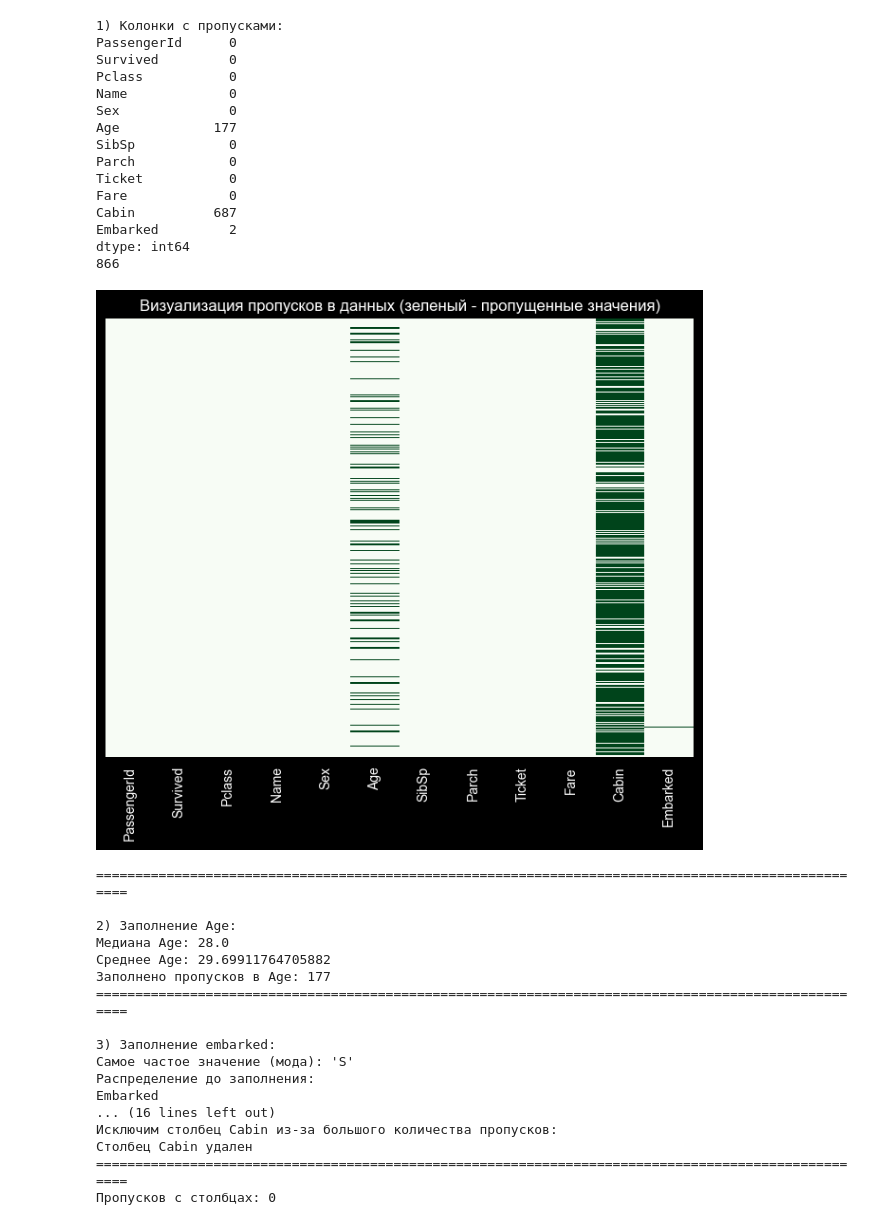
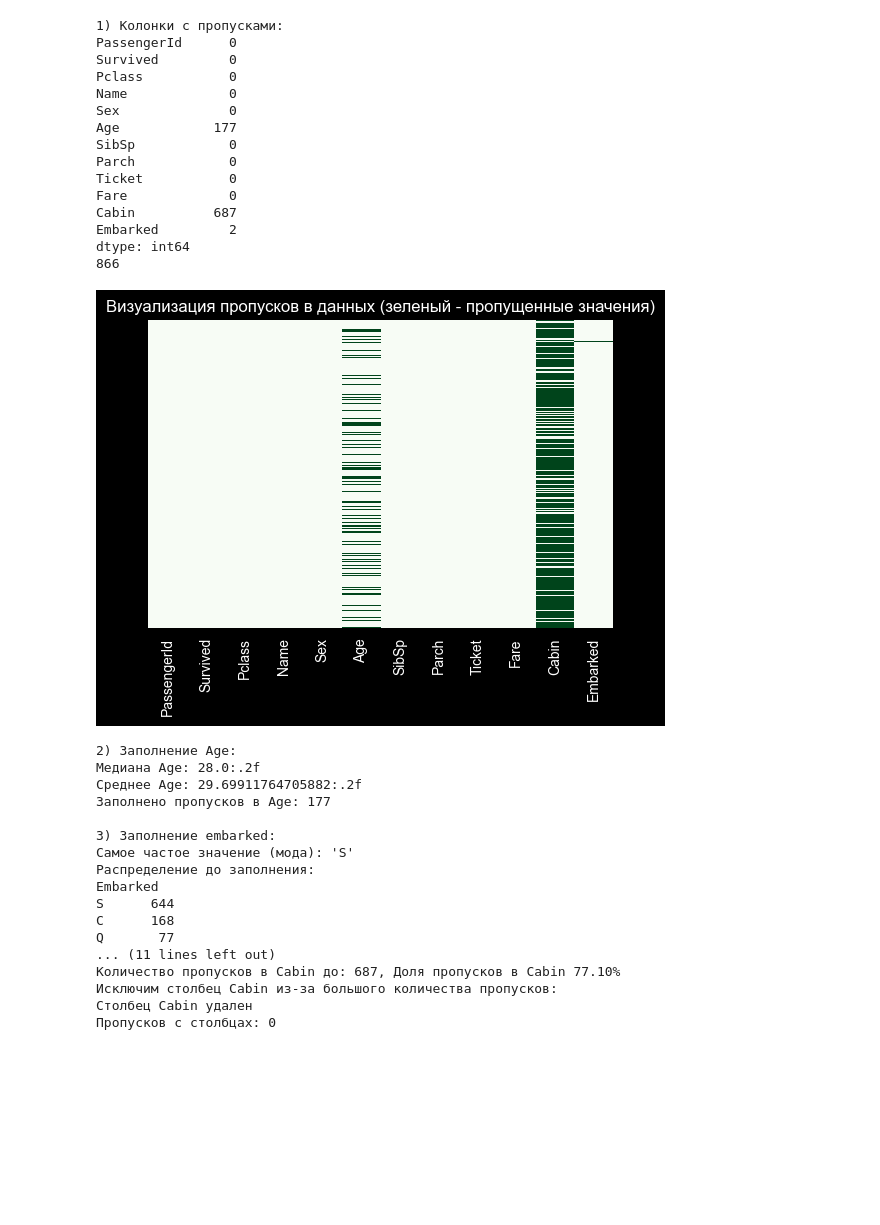
Before and after one commit to munya144/ai-learning-journey, a Jupyter notebook: week01_numpy/day02_pandas_basics.ipynb, the cells around one changed output. Cells and saved outputs as stored; diff of their text form; code cells hidden in the pictures; blank space fills up the shorter version.

```diff
--- a/week01_numpy/day02_pandas_basics.ipynb
+++ b/week01_numpy/day02_pandas_basics.ipynb
@@ -1,20 +1,19 @@
 # %%
+
 import numpy as np
 import pandas as pd
 
 # 1) Прочитаем файл:
-titanic = pd.read_csv('data/train.csv')
-
+titanic: pd.DataFrame = pd.read_csv("data/train.csv")
 print(f"2) Первые 10 пассажиров \n{titanic.head(10)}")
-print(100*'=')
 
 print(f"3) Рассмотрим info датасета: \n{titanic.info()}")
-print(100*'=')
 
 print(f"4) Посмотрим describe датасета: \n{titanic.describe()}")
-print(100*'=')
 
-print(f"5) Выведем shape: {titanic.shape}, \ncolumns: {titanic.columns}, \ndtypes: {titanic.dtypes}")
+print(
+    f"5) Выведем shape: {titanic.shape}, \ncolumns: {titanic.columns}, \ndtypes: {titanic.dtypes}"
+)
 
 # TODO:
 # 1) Загрузить данные
@@ -41,7 +40,6 @@ Cabin           object
 Embarked        object
 dtype: object
 # %%
-import seaborn
 import matplotlib.pyplot as plt
 import seaborn as sns
 
@@ -50,87 +48,85 @@ print(f"1) Колонки с пропусками: \n{titanic.isnull().sum()}")
 
 # Визуализация пропусков
 print(titanic.isnull().sum().sum())
-plt.figure(figsize=(8,6))
-sns.heatmap(titanic.isnull(), yticklabels=False, cbar=False, cmap='Greens')
-plt.title('Визуализация пропусков в данных (зеленый - пропущенные значения)')
+plt.figure(figsize=(6, 4))
+sns.heatmap(titanic.isnull(), yticklabels=False, cbar=False, cmap="Greens")
+plt.title("Визуализация пропусков в данных (зеленый - пропущенные значения)")
 plt.show()
-print(100*'=')
 
 # 2) Заполнить Age медианой
 print("\n2) Заполнение Age:")
-print(f"Медиана Age: {titanic['Age'].median()}")
-print(f"Среднее Age: {titanic['Age'].mean()}")
-age_before = titanic['Age'].isnull().sum()
-titanic['Age'] = titanic['Age'].fillna(titanic['Age'].median())
-age_after = titanic['Age'].isnull().sum()
+print(f"Медиана Age: {titanic['Age'].median()}:.2f")
+print(f"Среднее Age: {titanic['Age'].mean()}:.2f")
+age_before = titanic["Age"].isnull().sum()
+titanic["Age"] = titanic["Age"].fillna(titanic["Age"].median())
+age_after = titanic["Age"].isnull().sum()
 print(f"Заполнено пропусков в Age: {age_before - age_after}")
-print(100*'=')
 
 # 3) Заполнить Embarked модой
 print("\n3) Заполнение embarked:")
-embarked_mode = titanic['Embarked'].mode()[0]
+embarked_mode = titanic["Embarked"].mode()[0]
 print(f"Самое частое значение (мода): '{embarked_mode}'")
 
 print("Распределение до заполнения:")
-print(titanic['Embarked'].value_counts(dropna=False))
+print(titanic["Embarked"].value_counts(dropna=False))
 
-embarked_before = titanic['Embarked'].isnull().sum()
+embarked_before = titanic["Embarked"].isnull().sum()
 print(f"Пропусков до: {embarked_before}")
 
-titanic['Embarked'] = titanic['Embarked'].fillna(embarked_mode)
+titanic["Embarked"] = titanic["Embarked"].fillna(embarked_mode)
 
-embarked_after = titanic['Embarked'].isnull().sum()
+embarked_after = titanic["Embarked"].isnull().sum()
 print(f"Пропусков после: {embarked_after}")
 print(f"Заполнено пропусков: {embarked_before - embarked_after}")
 
 print(f"Распределение после заполнения: \n{titanic['Embarked'].value_counts()}")
-print(100*'=')
 
 # 4) Удалить Cabin (слишком много пропусков)
-print(f"Количество пропусков в Cabin до: {titanic['Cabin'].isnull().sum()},"
-      f" Доля пропусков в Cabin {titanic['Cabin'].isnull().sum()/len(titanic)*100:.2f}%")
+print(
+    f"Количество пропусков в Cabin до: {titanic['Cabin'].isnull().sum()},"
+    f" Доля пропусков в Cabin {titanic['Cabin'].isnull().sum() / len(titanic) * 100:.2f}%"
+)
 print("Исключим столбец Cabin из-за большого количества пропусков:")
-titanic.drop(['Cabin'],axis=1, inplace=True)
+titanic.drop(["Cabin"], axis=1, inplace=True)
 print("Столбец Cabin удален")
-print(100*'=')
 
 # 5) Проверить, что пропусков не осталось
 print(f"Пропусков с столбцах: {titanic.isnull().sum().sum()}")
-plt.figure(figsize=(8,6))
-sns.heatmap(titanic.isnull(), yticklabels=False, cbar=False, cmap='Greens')
-plt.title('Визуализация пропусков в данных (зеленый - пропущенные значения)')
+plt.figure(figsize=(6, 4))
+sns.heatmap(titanic.isnull(), yticklabels=False, cbar=False, cmap="Greens")
+plt.title("Визуализация пропусков в данных (зеленый - пропущенные значения)")
 plt.show()
 # %% [output]
 1) Колонки с пропусками:
 PassengerId      0
 Survived         0
 Pclass           0
 Name             0
 Sex              0
 Age            177
 SibSp            0
 Parch            0
 Ticket           0
 Fare             0
 Cabin          687
 Embarked         2
 dtype: int64
 866
-[figure, old version]
+[figure, new version]
-====================================================================================================
-
 2) Заполнение Age:
-Медиана Age: 28.0
-Среднее Age: 29.69911764705882
+Медиана Age: 28.0:.2f
+Среднее Age: 29.69911764705882:.2f
 Заполнено пропусков в Age: 177
-====================================================================================================
 
 3) Заполнение embarked:
 Самое частое значение (мода): 'S'
 Распределение до заполнения:
 Embarked
-... (16 lines left out)
+S      644
+C      168
+Q       77
+... (11 lines left out)
+Количество пропусков в Cabin до: 687, Доля пропусков в Cabin 77.10%
 Исключим столбец Cabin из-за большого количества пропусков:
 Столбец Cabin удален
-====================================================================================================
 Пропусков с столбцах: 0
```
Also changed, not shown: parts of 6 cells of this notebook, 4 other files.
